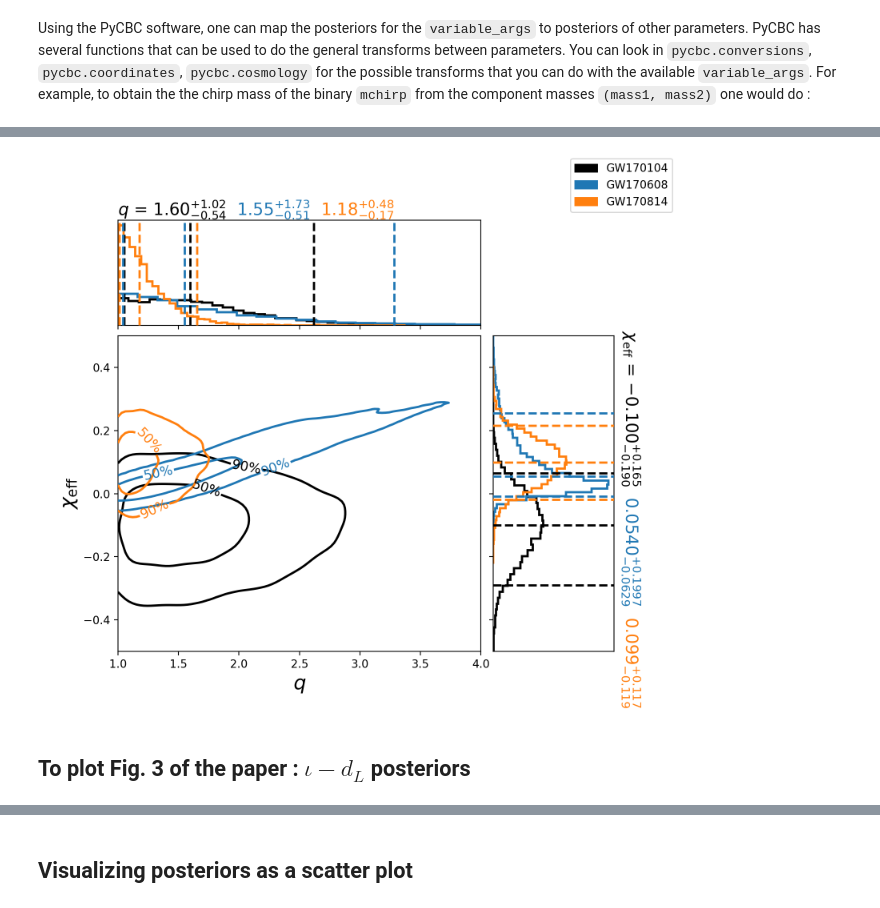
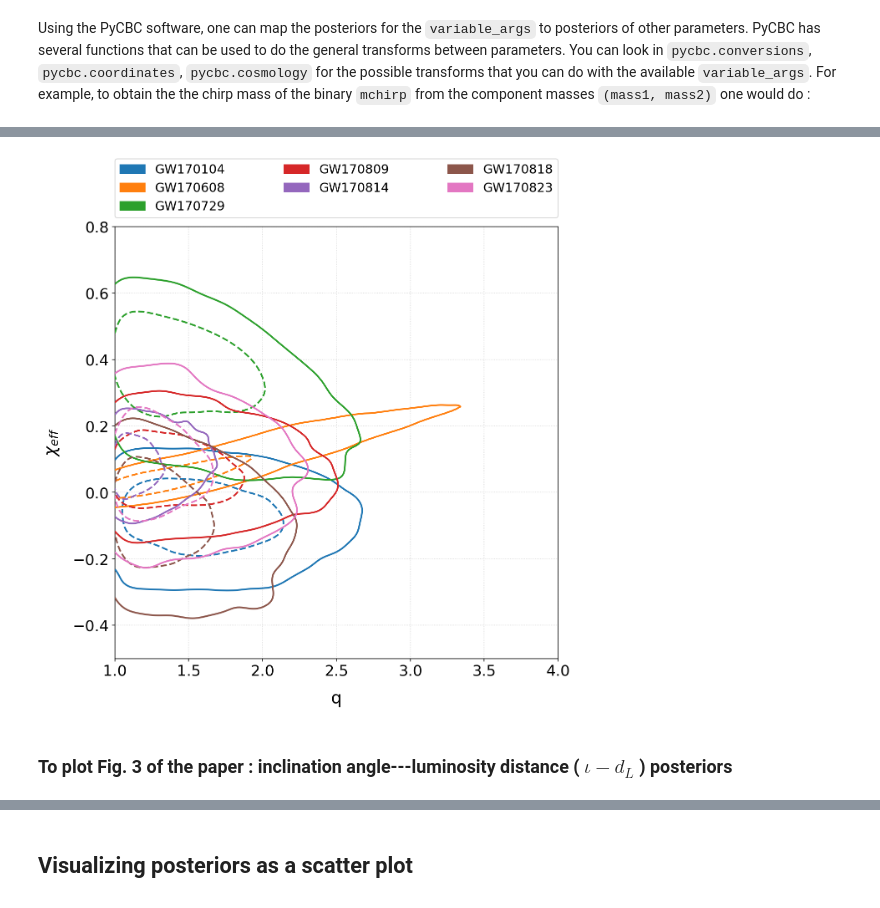
Before and after one commit to gwastro/o2-bbh-pe, a Jupyter notebook: data_release_o2_bbh_pe.ipynb, the cells around one changed output, grey strips where cells are left out. Cells and saved outputs as stored; diff of their text form; code cells hidden in the pictures.

```diff
--- a/data_release_o2_bbh_pe.ipynb
+++ b/data_release_o2_bbh_pe.ipynb
@@ -669,6 +359,43 @@ Below are examples that will plot the mass ratio-effective spin : $q - \chi_{\ma
-# %%
-Image('q_chieff.png')
-# %% [output]
-[figure, removed]
+# %%
+from pycbc.conversions import chi_eff_from_spherical
+
+fig, ax = pyplot.subplots(figsize=(9.5, 9.5))
+
+
+handles = []
+colors = itertools.cycle(["C{}".format(i) for i in range(10)])
+
+ndim = 2
+# read samples
+params = [None] * ndim
+params[0] ="(primary_mass(mass1, mass2))/(secondary_mass(mass1, mass2))"
+params[1] = "chi_eff_from_spherical(mass1, mass2, spin1_a, spin1_polar, spin2_a, spin2_polar)"
+
+for filename, label in zip(files, labels):
+    with InferenceFile(filename, "r") as fp:
+        samples = fp.read_samples(params)
+    color = colors.next()
+
+    # Make density plot
+    create_contour_plot(params[0], params[1], samples, fig=fig, ax=ax,
+                    plot_contours=True, xmax=4.0,
+                    ymin=-0.5, ymax=0.8,
+                    contour_color=color)
+
+    handles.append(patches.Patch(color=color, label=label))
+
+
+pyplot.xlabel(r"q", fontsize=20, labelpad=14)
+pyplot.ylabel(r"$\chi_{eff}$", fontsize=20, labelpad=14)
+pyplot.xlim(right=4.0)
+pyplot.ylim(-0.5, 0.8)
+pyplot.tick_params(axis='both', which='major', labelsize=18)
+pyplot.legend(bbox_to_anchor=(0,1.02,1,0.2), loc="lower left",
+              handles=handles, labels=labels, fontsize=15,
+              mode="expand", borderaxespad=0, ncol=3)
+pyplot.savefig('/home/soumi.de/secure_html/inference_for_events/o2_bbh_pe_paper/all_o2_q_chieff.pdf')
+fig.show()
+# %% [output]
+[figure, added]
 # %% [markdown]
-## To plot Fig. 3 of the paper : $\iota - d_L$ posteriors
+### To plot Fig. 3 of the paper : inclination angle---luminosity distance ( $\iota - d_L$ ) posteriors
```
Also changed, not shown: parts of 22 cells of this notebook, 18 other files.
